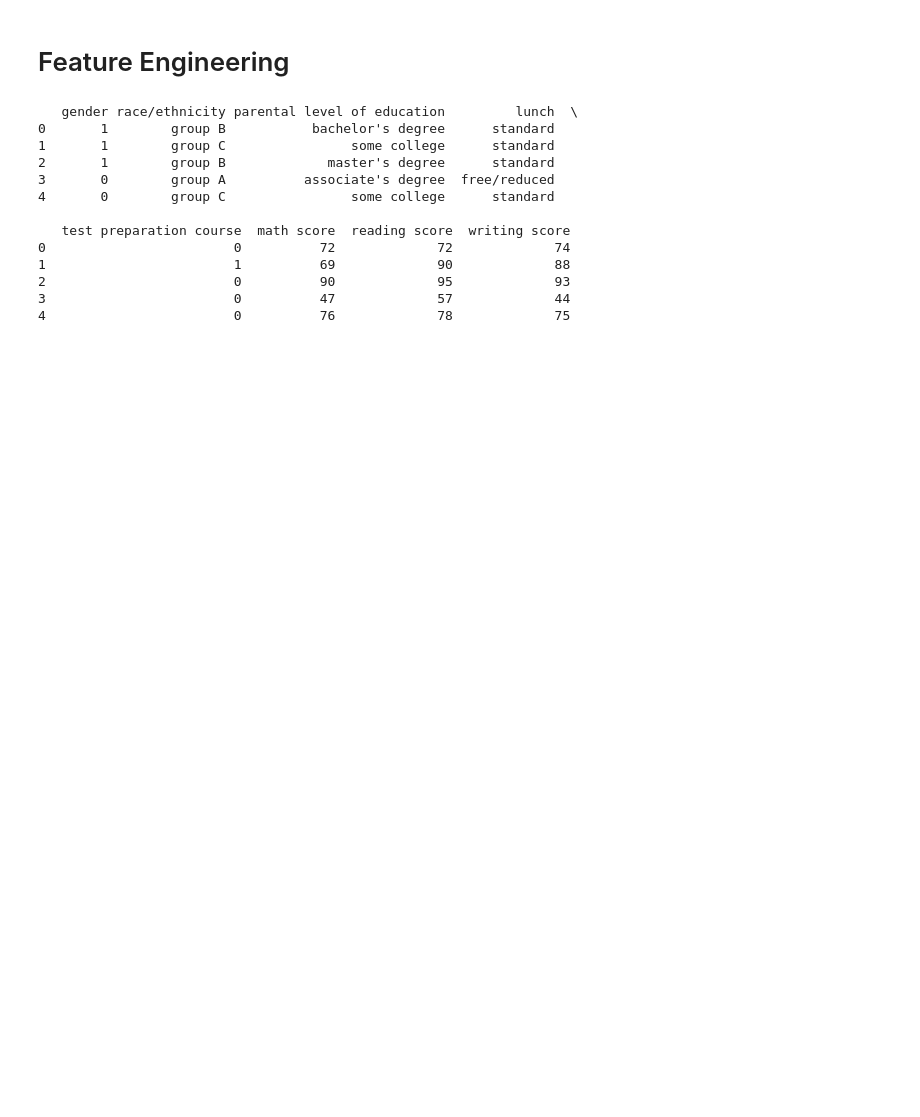
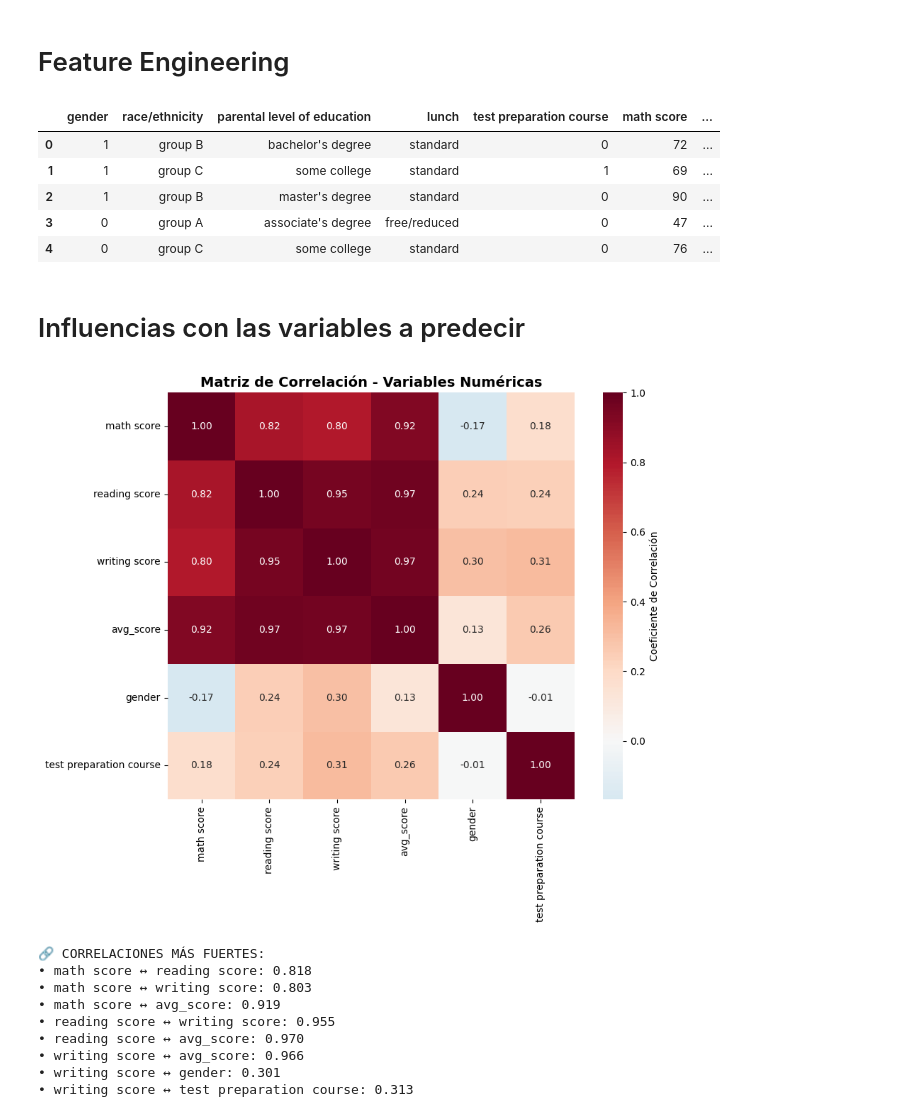
Before and after one commit to Brayan8Ch/-proyectodg, a Jupyter notebook: challenge_dg_v1.ipynb, the cells around one changed output. Drawn from its saved outputs; the diff is of its cells as text; code cells hidden in the pictures; blank space fills up the shorter version.

Commit message:
Agregando la correlación

```diff
--- a/challenge_dg_v1.ipynb
+++ b/challenge_dg_v1.ipynb
@@ -208,18 +247,56 @@ plt.show()
 # Reemplazamos los valores de la columna gender y test preparation course por valores numéricos
 df['gender'] = df['gender'].replace({'male': 0, 'female': 1})
 df['test preparation course'] = df['test preparation course'].replace({'none': 0, 'completed': 1})
-print(df.head())
+
+# Calculamos la columna para representar la puntuación promedio de los exámenes
+df['avg_score'] = df[['math score', 'reading score', 'writing score']].mean(axis=1)
+df.head()
 # %% [output]
-   gender race/ethnicity parental level of education         lunch  \
-0       1        group B           bachelor's degree      standard
-1       1        group C                some college      standard
-2       1        group B             master's degree      standard
-3       0        group A          associate's degree  free/reduced
-4       0        group C                some college      standard
-
-   test preparation course  math score  reading score  writing score
-0                        0          72             72             74
-1                        1          69             90             88
-2                        0          90             95             93
-3                        0          47             57             44
-4                        0          76             78             75
+|  | gender | race/ethnicity | parental level of education | lunch | test preparation course | math score | ... |
+| 0 | 1 | group B | bachelor's degree | standard | 0 | 72 | ... |
+| 1 | 1 | group C | some college | standard | 1 | 69 | ... |
+| 2 | 1 | group B | master's degree | standard | 0 | 90 | ... |
+| 3 | 0 | group A | associate's degree | free/reduced | 0 | 47 | ... |
+| 4 | 0 | group C | some college | standard | 0 | 76 | ... |
+# %% [markdown]
+# Influencias con las variables a predecir
+# %%
+# 1. Matriz de correlación para variables numéricas
+numeric_cols = ['math score', 'reading score', 'writing score', 'avg_score', 'gender', 'test preparation course']
+
+# Calcular matriz de correlación
+correlation_matrix = df[numeric_cols].corr()
+
+# Visualizar con heatmap
+plt.figure(figsize=(10, 8))
+sns.heatmap(correlation_matrix,
+            annot=True,
+            cmap='RdBu_r',
+            center=0,
+            square=True,
+            fmt='.2f',
+            cbar_kws={'label': 'Coeficiente de Correlación'})
+plt.title('Matriz de Correlación - Variables Numéricas', fontsize=14, fontweight='bold')
+plt.tight_layout()
+plt.show()
+
+# Mostrar correlaciones más fuertes
+print("🔗 CORRELACIONES MÁS FUERTES:")
+for i in range(len(correlation_matrix.columns)):
+    for j in range(i+1, len(correlation_matrix.columns)):
+        corr_value = correlation_matrix.iloc[i, j]
+        if abs(corr_value) > 0.3:  # Umbral de correlación moderada
+            var1 = correlation_matrix.columns[i]
+            var2 = correlation_matrix.columns[j]
+            print(f"• {var1} ↔ {var2}: {corr_value:.3f}")
+# %% [output]
+[figure, added]
+🔗 CORRELACIONES MÁS FUERTES:
+• math score ↔ reading score: 0.818
+• math score ↔ writing score: 0.803
+• math score ↔ avg_score: 0.919
+• reading score ↔ writing score: 0.955
+• reading score ↔ avg_score: 0.970
+• writing score ↔ avg_score: 0.966
+• writing score ↔ gender: 0.301
+• writing score ↔ test preparation course: 0.313
```
Also changed, not shown: parts of 6 cells of this notebook.
